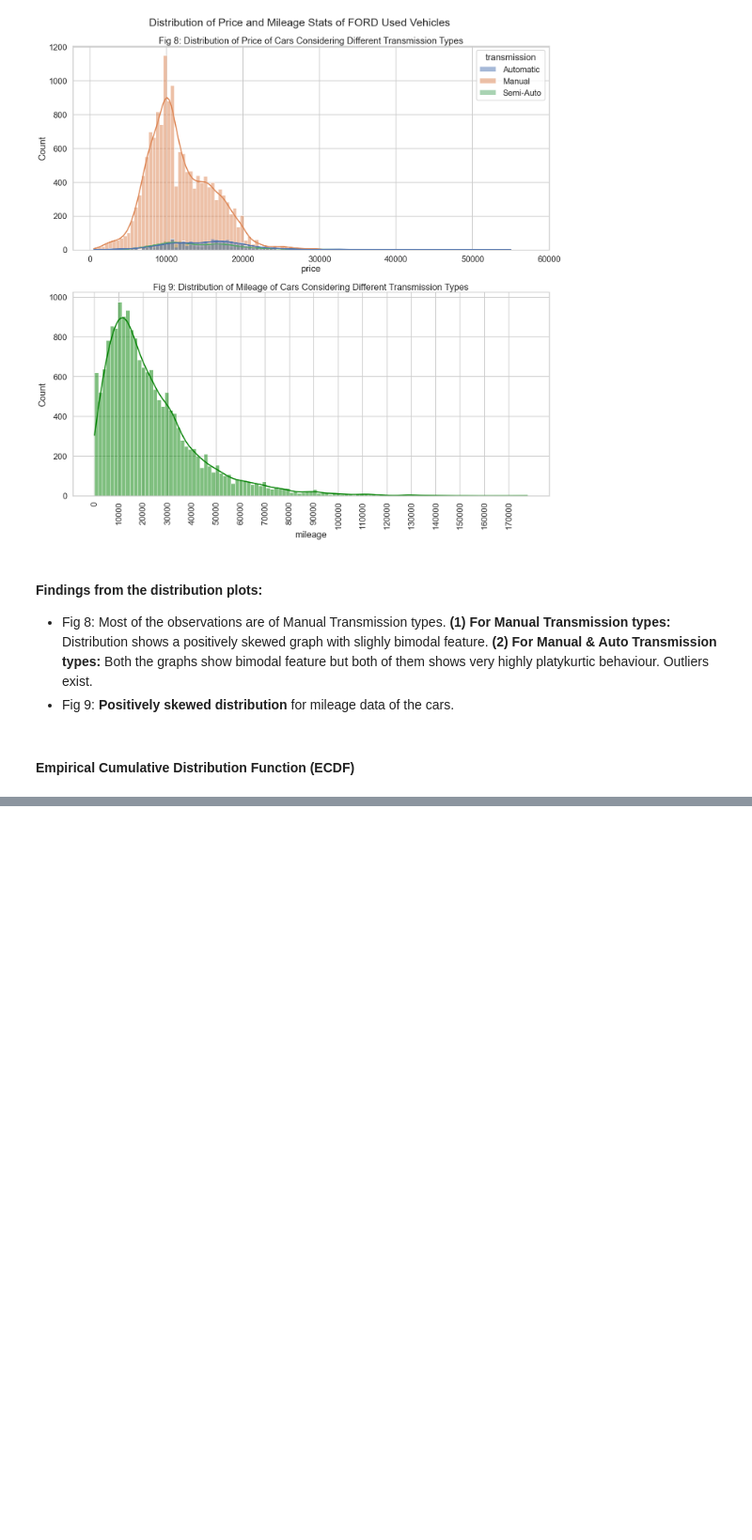
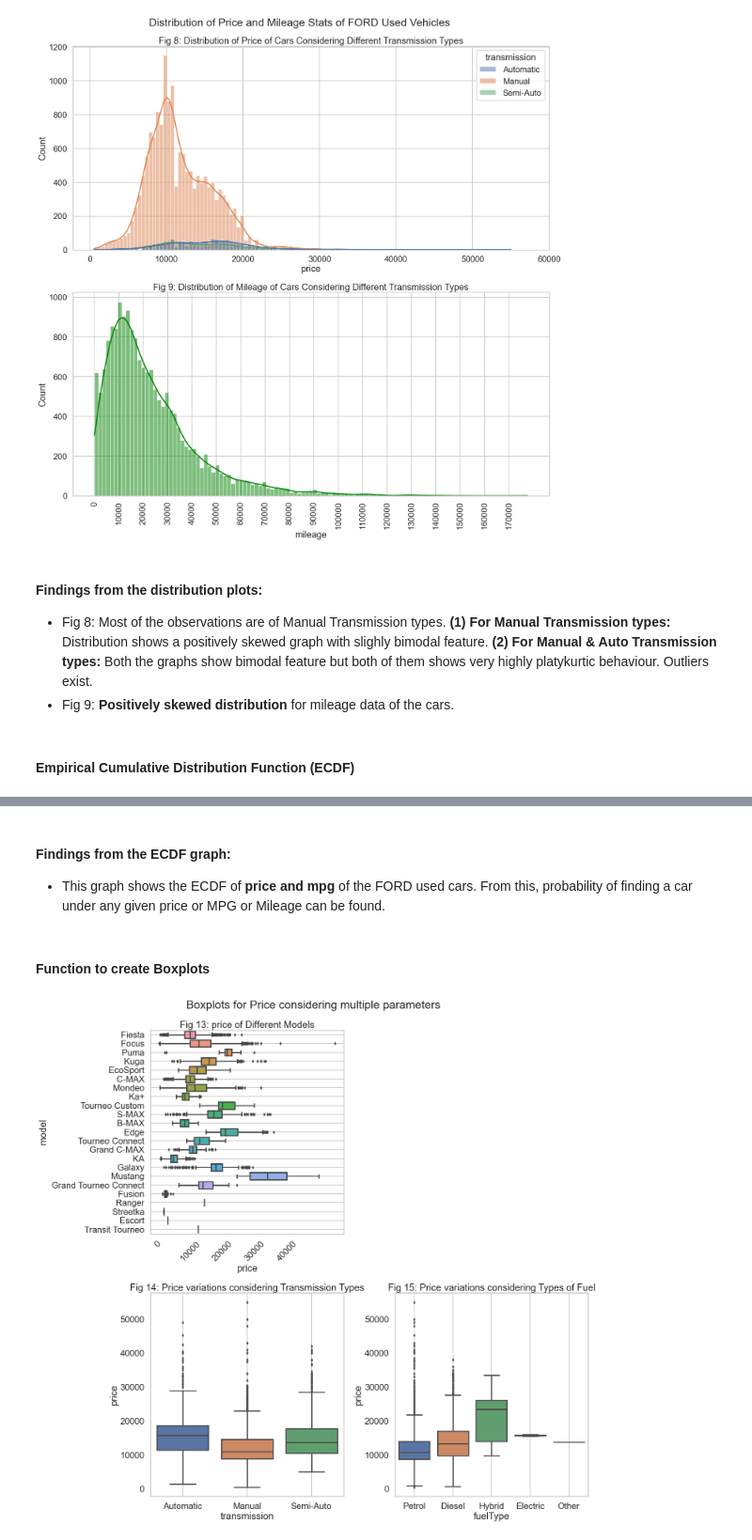
Before and after one commit to AnkonDewan/FORD_used_car_analysis, a Jupyter notebook: FORD_used_car_data visualization_EDA.ipynb, the cells around one changed output, grey strips where cells are left out. Shown at 94% size. Saved outputs shown, nothing was run; the diff lists cells and outputs as text; code cells hidden in the pictures; blank space fills up the shorter version.

```diff
--- a/FORD_used_car_data visualization_EDA.ipynb
+++ b/FORD_used_car_data visualization_EDA.ipynb
@@ -267,0 +265,31 @@ plt.show()
+# %% [markdown]
+#### Findings from the ECDF graph:
+- This graph shows the ECDF of **price and mpg** of the FORD used cars. From this, probability of finding a car under any given price or MPG or Mileage can be found.
+# %% [markdown]
+#### Function to create Boxplots
+# %%
+def boxplot(data, x_axis, y_axis ):
+    sns.boxplot(data=data, x=x_axis,y=y_axis)
+    plt.grid()
+# %%
+plt.figure(figsize=(20,19))
+sns.set_context("poster")
+                                                                     #Calling boxplot function to create boxplots
+plt.subplot(2,2,1)
+boxplot(df, "price", "model")
+plt.xticks(np.arange(0,40001,10000), rotation =45)
+plt.title("Fig 13: price of Different Models")
+
+plt.subplot(2,2,3)
+boxplot(df, "transmission", "price")
+plt.title("Fig 14: Price variations considering Transmission Types")
+
+plt.subplot(2,2,4)
+boxplot(df, "fuelType", "price")
+plt.title("Fig 15: Price variations considering Types of Fuel")
+
+plt.suptitle("Boxplots for Price considering multiple parameters")
+plt.tight_layout()
+plt.show()
+# %% [output]
+[figure, added]
```
Also changed, not shown: parts of 5 cells of this notebook.
